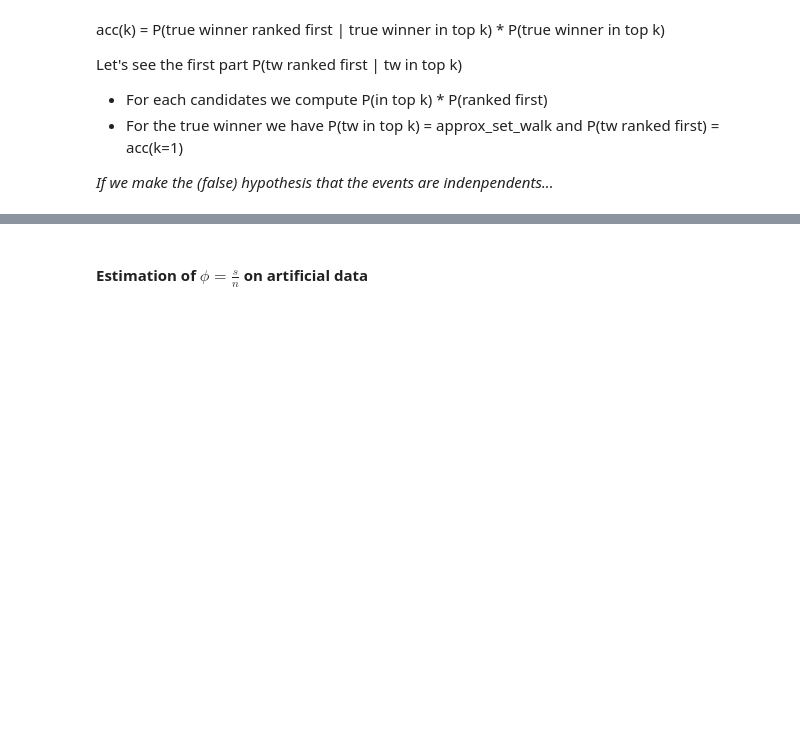
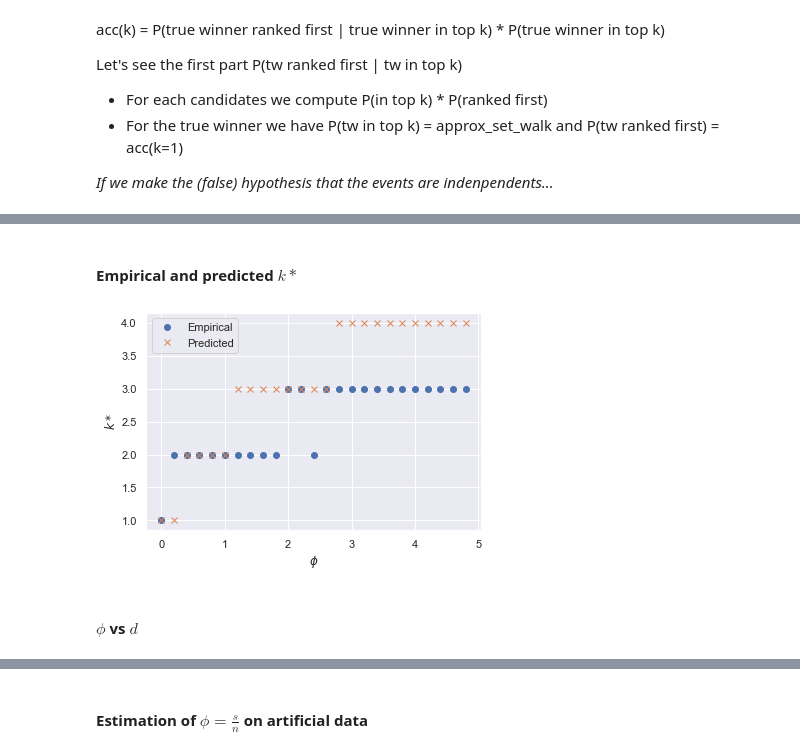
Before and after one commit to Didayolo/automl-conf-2022, a Jupyter notebook: experiments.ipynb, the cells around one changed output, grey strips where cells are left out. Saved outputs shown, nothing was run; the diff lists cells and outputs as text; code cells hidden in the pictures; blank space fills up the shorter version.

```diff
--- a/experiments.ipynb
+++ b/experiments.ipynb
@@ -300,0 +309,23 @@ plt.show()
+# %% [markdown]
+#### Empirical and predicted $k*$
+# %%
+# k*
+emp_ks, pre_ks, _phi = [], [], []
+n = 10
+_N = range(0, 50, 2)
+for N in _N:
+    emp_ks.append(evaluate_k_star(n, N, trials=5000))
+    pre_ks.append(approx_k_star(n, N))
+    _phi.append(N / n)
+
+# Plot
+plt.plot(_phi, emp_ks, 'o', label='Empirical')
+plt.plot(_phi, pre_ks, 'x', label='Predicted')
+plt.xlabel('$\phi$')
+plt.ylabel('$k*$')
+plt.legend()
+plt.show()
+# %% [output]
+[figure, added]
+# %% [markdown]
+#### $\phi$ vs $d$
```
Also changed, not shown: parts of 46 cells of this notebook, 1 other file.
